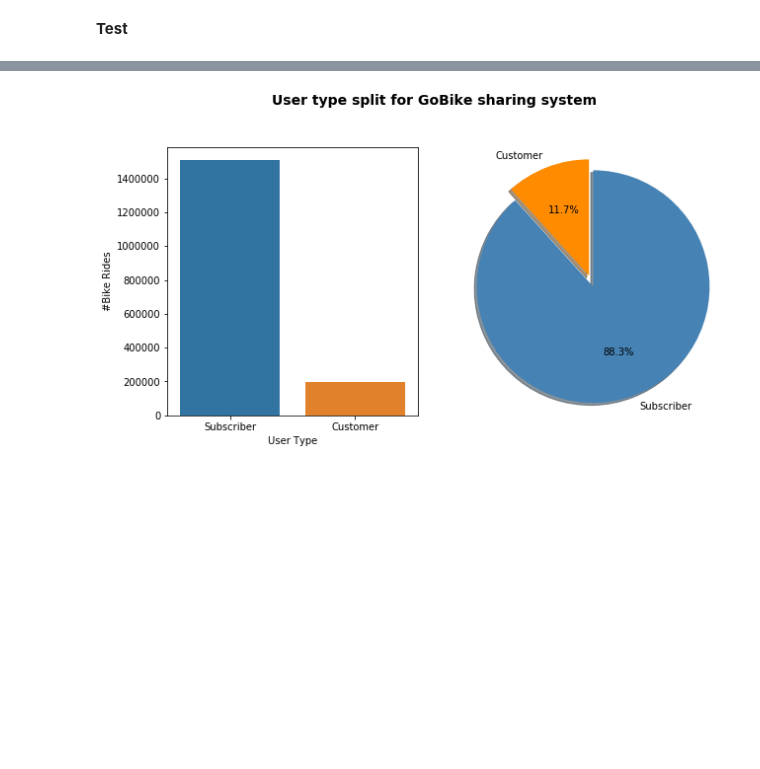
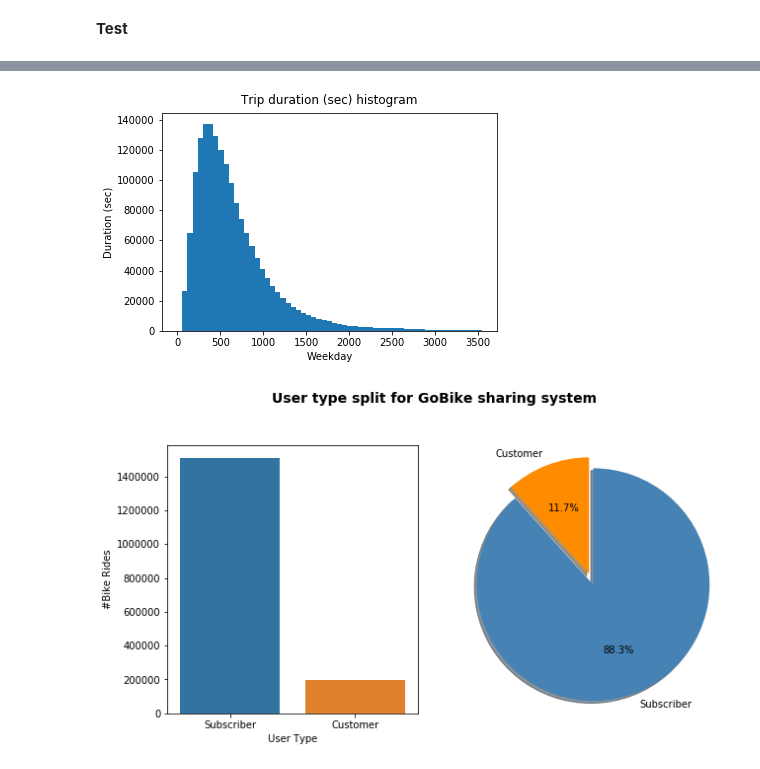
Before and after one commit to alexmathew95/DAND-Project_4, a Jupyter notebook: exploration.ipynb, the cells around one changed output, grey strips where cells are left out. Saved outputs shown, nothing was run; the diff lists cells and outputs as text; code cells hidden in the pictures; blank space fills up the shorter version.

```diff
--- a/exploration.ipynb
+++ b/exploration.ipynb
@@ -366,3 +388,15 @@ I'll start by looking at the monthly trend of number of bike rentals and distrib
+# %%
+# code for the (histogram) duration (sec) distribution per user type
+
+bin_edges = np.arange(0, 3600,60)
+
+plt.hist(data = df_clean, x = 'duration_sec', bins = bin_edges)
+
+plt.title("Trip duration (sec) histogram", y=1.015)
+plt.xlabel('Weekday')
+plt.ylabel('Duration (sec)');
+# %% [output]
+[figure, added]
 # %%
 # calculating % split for the user type
 customer = df_clean.query('user_type == "Customer"')['bike_id'].count()
```
Also changed, not shown: parts of 18 cells of this notebook.
